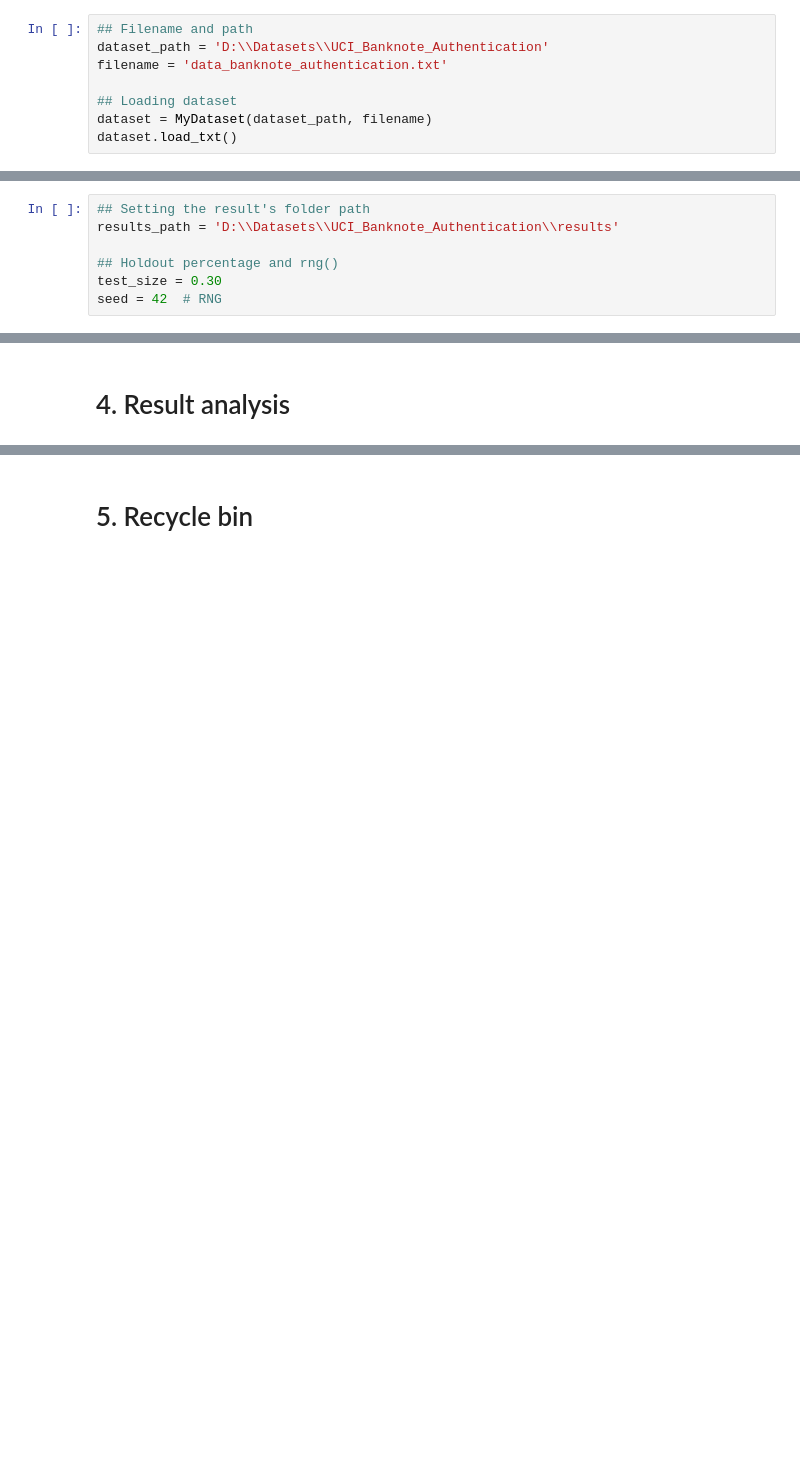
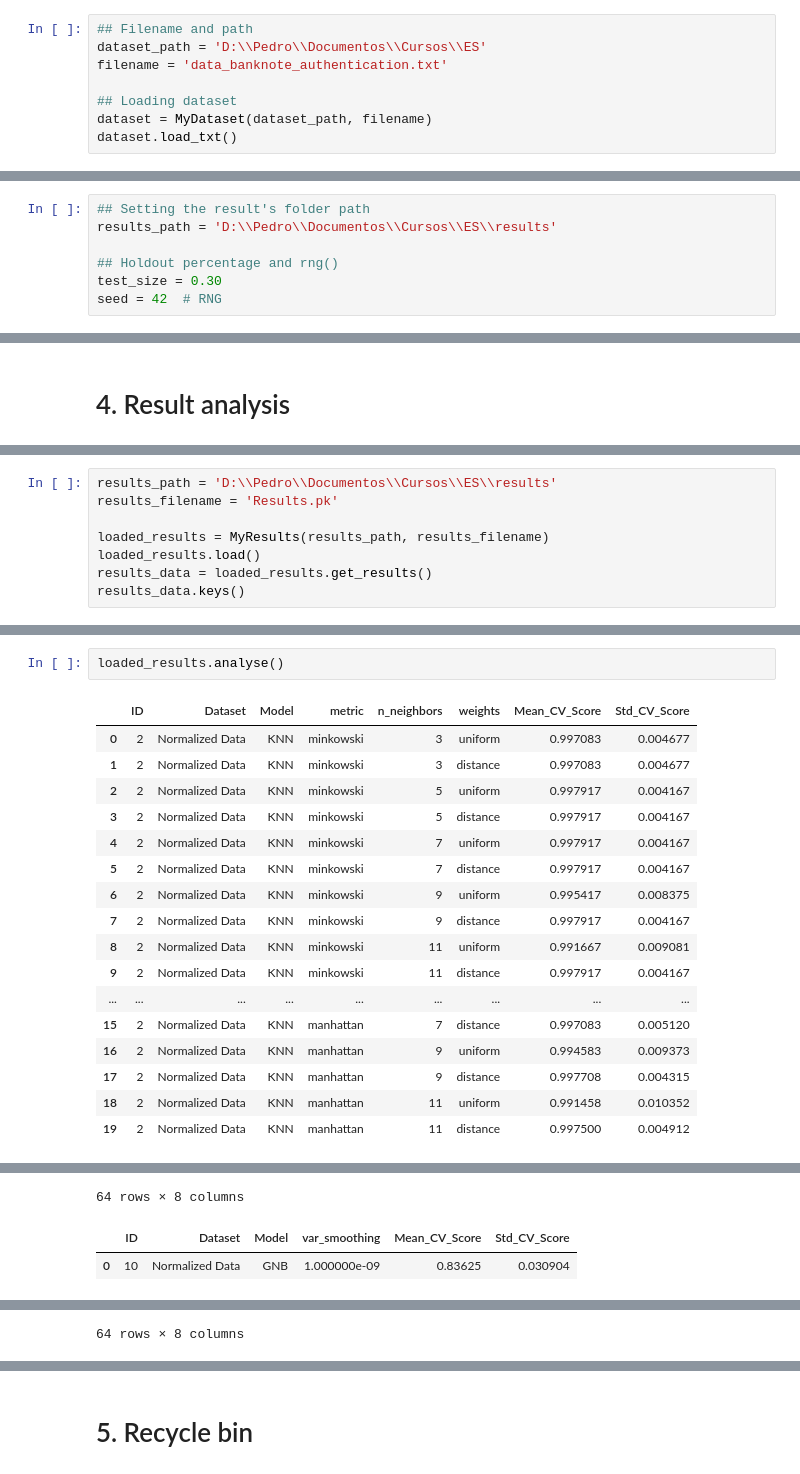
Before and after one commit to DominguesPH/ES, a Jupyter notebook: uci_banknote_authentication_classification.ipynb, the cells around one changed output, grey strips where cells are left out. Drawn from its saved outputs; the diff is of its cells as text; blank space fills up the shorter version.

Commit message:
Implemented a new class to analyse results (still on code, but it will be extended)

```diff
--- a/uci_banknote_authentication_classification.ipynb
+++ b/uci_banknote_authentication_classification.ipynb
@@ -50,7 +52,7 @@ from mydatasetpackage import tic, toc, return_toc
 # 2. Loading dataset
 # %%
 ## Filename and path
-dataset_path = 'D:\\Datasets\\UCI_Banknote_Authentication'
+dataset_path = 'D:\\Pedro\\Documentos\\Cursos\\ES'
 filename = 'data_banknote_authentication.txt'
 
 ## Loading dataset
@@ -208,7 +210,7 @@ When the outliers were removed the KWTI started to present very similar frequenc
 Setting some parameters for classification
 # %%
 ## Setting the result's folder path
-results_path = 'D:\\Datasets\\UCI_Banknote_Authentication\\results'
+results_path = 'D:\\Pedro\\Documentos\\Cursos\\ES\\results'
 
 ## Holdout percentage and rng()
 test_size = 0.30
@@ -345,0 +390,8 @@ Demanded time: 31.993101358413696
+# %%
+results_path = 'D:\\Pedro\\Documentos\\Cursos\\ES\\results'
+results_filename = 'Results.pk'
+
+loaded_results = MyResults(results_path, results_filename)
+loaded_results.load()
+results_data = loaded_results.get_results()
+results_data.keys()
@@ -345,0 +400,20 @@ Demanded time: 31.993101358413696
+# %%
+loaded_results.analyse()
+# %% [output]
+|  | ID | Dataset | Model | metric | n_neighbors | weights | Mean_CV_Score | Std_CV_Score |
+| 0 | 2 | Normalized Data | KNN | minkowski | 3 | uniform | 0.997083 | 0.004677 |
+| 1 | 2 | Normalized Data | KNN | minkowski | 3 | distance | 0.997083 | 0.004677 |
+| 2 | 2 | Normalized Data | KNN | minkowski | 5 | uniform | 0.997917 | 0.004167 |
+| 3 | 2 | Normalized Data | KNN | minkowski | 5 | distance | 0.997917 | 0.004167 |
+| 4 | 2 | Normalized Data | KNN | minkowski | 7 | uniform | 0.997917 | 0.004167 |
+| 5 | 2 | Normalized Data | KNN | minkowski | 7 | distance | 0.997917 | 0.004167 |
+| 6 | 2 | Normalized Data | KNN | minkowski | 9 | uniform | 0.995417 | 0.008375 |
+| 7 | 2 | Normalized Data | KNN | minkowski | 9 | distance | 0.997917 | 0.004167 |
+| 8 | 2 | Normalized Data | KNN | minkowski | 11 | uniform | 0.991667 | 0.009081 |
+| 9 | 2 | Normalized Data | KNN | minkowski | 11 | distance | 0.997917 | 0.004167 |
+| ... | ... | ... | ... | ... | ... | ... | ... | ... |
+| 15 | 2 | Normalized Data | KNN | manhattan | 7 | distance | 0.997083 | 0.005120 |
+| 16 | 2 | Normalized Data | KNN | manhattan | 9 | uniform | 0.994583 | 0.009373 |
+| 17 | 2 | Normalized Data | KNN | manhattan | 9 | distance | 0.997708 | 0.004315 |
+| 18 | 2 | Normalized Data | KNN | manhattan | 11 | uniform | 0.991458 | 0.010352 |
+| 19 | 2 | Normalized Data | KNN | manhattan | 11 | distance | 0.997500 | 0.004912 |
@@ -345,0 +432,3 @@ Demanded time: 31.993101358413696
+64 rows × 8 columns
+|  | ID | Dataset | Model | var_smoothing | Mean_CV_Score | Std_CV_Score |
+| 0 | 10 | Normalized Data | GNB | 1.000000e-09 | 0.83625 | 0.030904 |
@@ -345,0 +481 @@ Demanded time: 31.993101358413696
+64 rows × 8 columns
```
Also changed, not shown: parts of 7 cells of this notebook, 6 other files.
